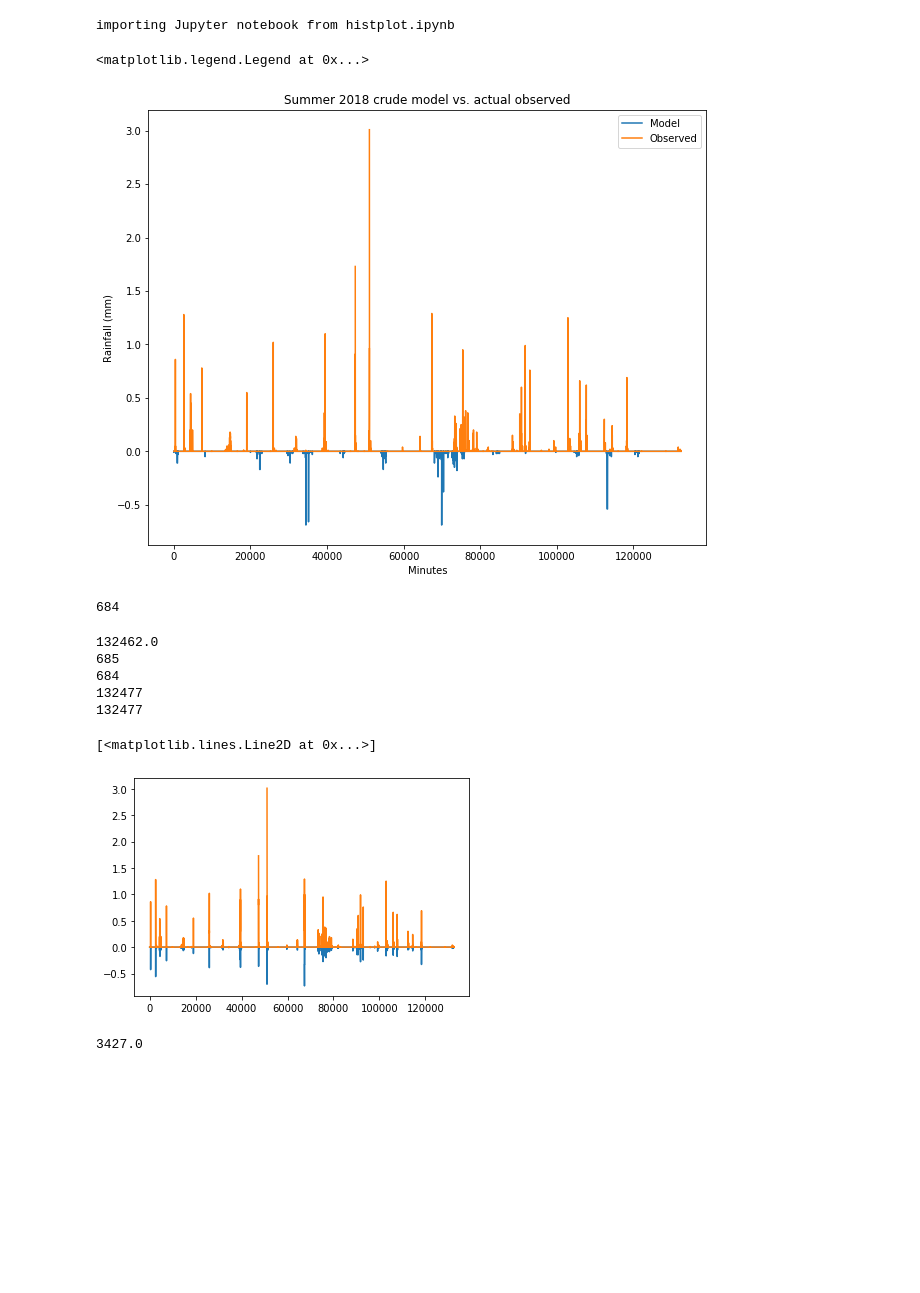
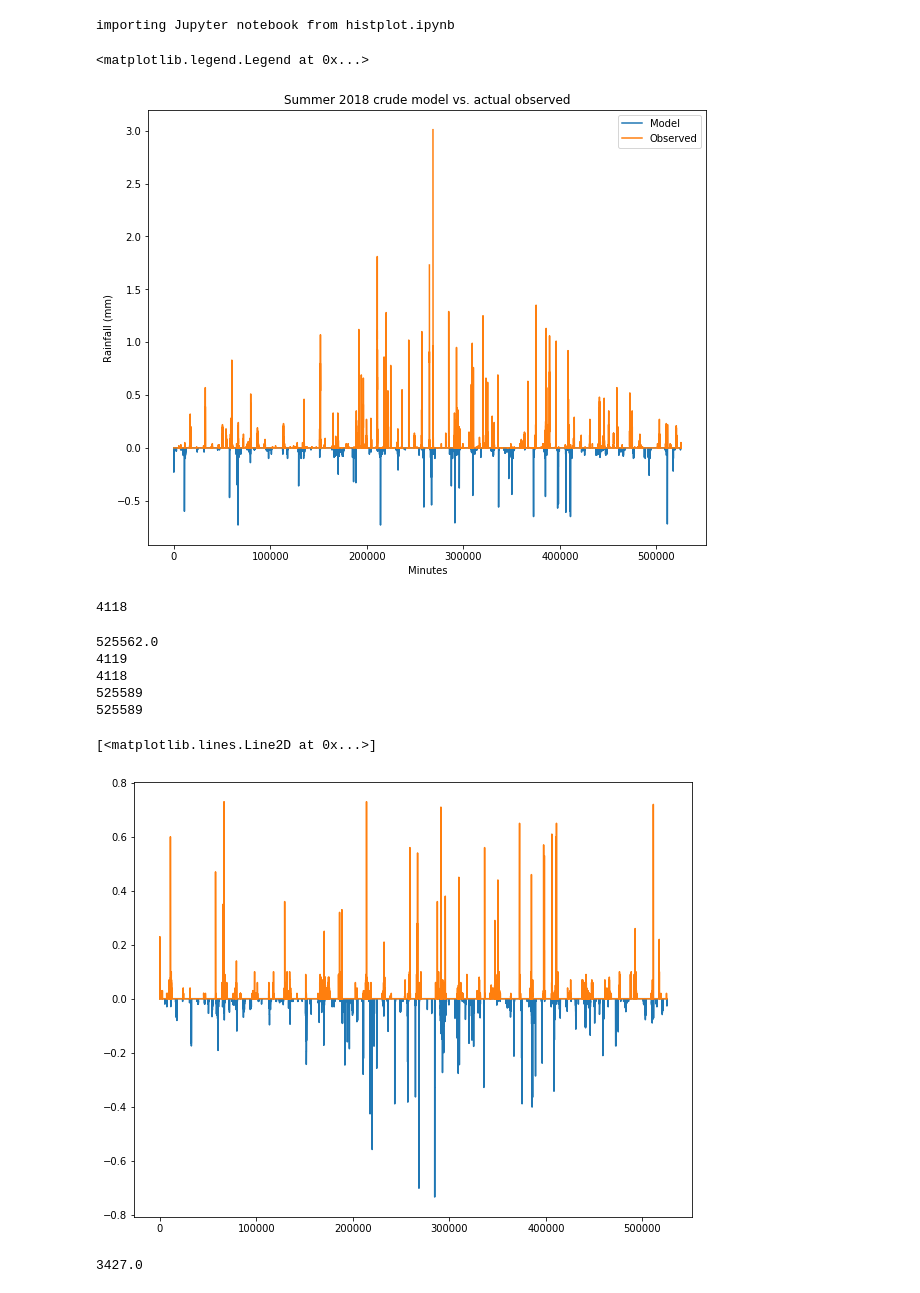
Before and after one commit to zhangt3-e/senior_thesis, a Jupyter notebook: Code/Simulation.ipynb, the cells around one changed output. Cells and saved outputs as stored; diff of their text form; code cells hidden in the pictures; blank space fills up the shorter version.

Commit message:
Putting more figures in

```diff
--- a/Code/Simulation.ipynb
+++ b/Code/Simulation.ipynb
@@ -15,6 +15,7 @@ direct = 'C:/Users/tyron/Documents/Geoscience/weather/'
 # %%
 # Summer 2018 as an example
 Summer18 = histplot.getData(18, direct, ASC, 152, 92, 6 , float)
+Whole18 = histplot.getData(18, direct, ASC, 1, 365, 6, float)
 # %%
 def calc(precip_data, what_bin):
     hist, bin_edge = np.histogram(precip_data, bins = what_bin)
@@ -72,9 +73,9 @@ def model_1(data, amount, howmuch):
     # Calculate intensities
     inten = np.divide(preciptotal, precip)
     # Exponentials for precipitation duration
-    pre_exp,pre_f_bins, bin_vals = exponential(precip, 1, 21)
+    pre_exp,pre_f_bins, bin_vals = exponential(precip, 1, 51)
     # Exponentials for nonprecipitation duration
-    non_pre, nonpre_f_bins, nonp_b_vals = exponential(nonprecip, 1, 21)
+    non_pre, nonpre_f_bins, nonp_b_vals = exponential(nonprecip, 1, 51)
     # Exponentials for Intensity of Precipitation duration
     intensity, inten_f_bins, inten_b_vals = exponential_int(inten, 0.01)
     # print(nonpre_f_bins)
@@ -177,7 +178,7 @@ def model_1(data, amount, howmuch):
         Model_outputs = Model
     return Model_outputs, data
 # %%
-sample_output, compare_data = model_1(Summer18, 5000, 1)
+sample_output, compare_data = model_1(Whole18, 5000, 1)
 # %%
 plt.figure(figsize = (10, 8))
 plt.plot(-sample_output)
@@ -188,9 +189,9 @@ plt.ylabel('Rainfall (mm)')
 plt.legend(['Model', 'Observed'], loc = 'upper right')
 # %% [output]
 <matplotlib.legend.Legend at 0x...>
-[figure, old version]
+[figure, new version]
 # %%
-Su_precip18, Su_nonprecip18, Su_preciptotal18, Su_totalprep18 = histplot.preciphist(Summer18, len(Summer18), 5000, 1, 1)
+Su_precip18, Su_nonprecip18, Su_preciptotal18, Su_totalprep18 = histplot.preciphist(Whole18, len(Whole18), 5000, 1, 1)
 # %%
 Su_nonprecip18 = Su_nonprecip18[Su_nonprecip18>0]
 Su_precip18 = Su_precip18[Su_precip18>0]
@@ -202,7 +203,7 @@ Su_preciptotal18 = Su_preciptotal18[Su_preciptotal18 > 0]
 Su_inten18 = np.divide(Su_preciptotal18, Su_precip18)
 print(len(Su_inten18))
 # %% [output]
-684
+4118
 # %%
 print(Su_nonprecip18.sum() + Su_precip18.sum())
 print(len(Su_nonprecip18))
@@ -210,11 +211,11 @@ print(len(Su_precip18))
 print(len(compare_data))
 print(len(sample_output))
 # %% [output]
-132462.0
-685
-684
-132477
-132477
+525562.0
+4119
+4118
+525589
+525589
 # %%
 hold = np.sum(Su_nonprecip18) + np.sum(Su_precip18)
 new_summer18 = np.zeros(int(hold))
@@ -235,12 +236,12 @@ while(int(hold)-1 > minute):
     pre_index += 1
     np_index +=1
 # %%
-plt.plot(figsize = (10,8))
+plt.figure(figsize = (10,8))
 plt.plot(-new_summer18)
-plt.plot(compare_data)
+plt.plot(sample_output)
 # %% [output]
 [<matplotlib.lines.Line2D at 0x...>]
-[figure, old version]
+[figure, new version]
 # %%
 # Starts with a simple model accuracy, precip with precip.
 def mod_acc1(model, observed, pre_min):
```
Also changed, not shown: parts of 7 cells of this notebook, 16 other files.
